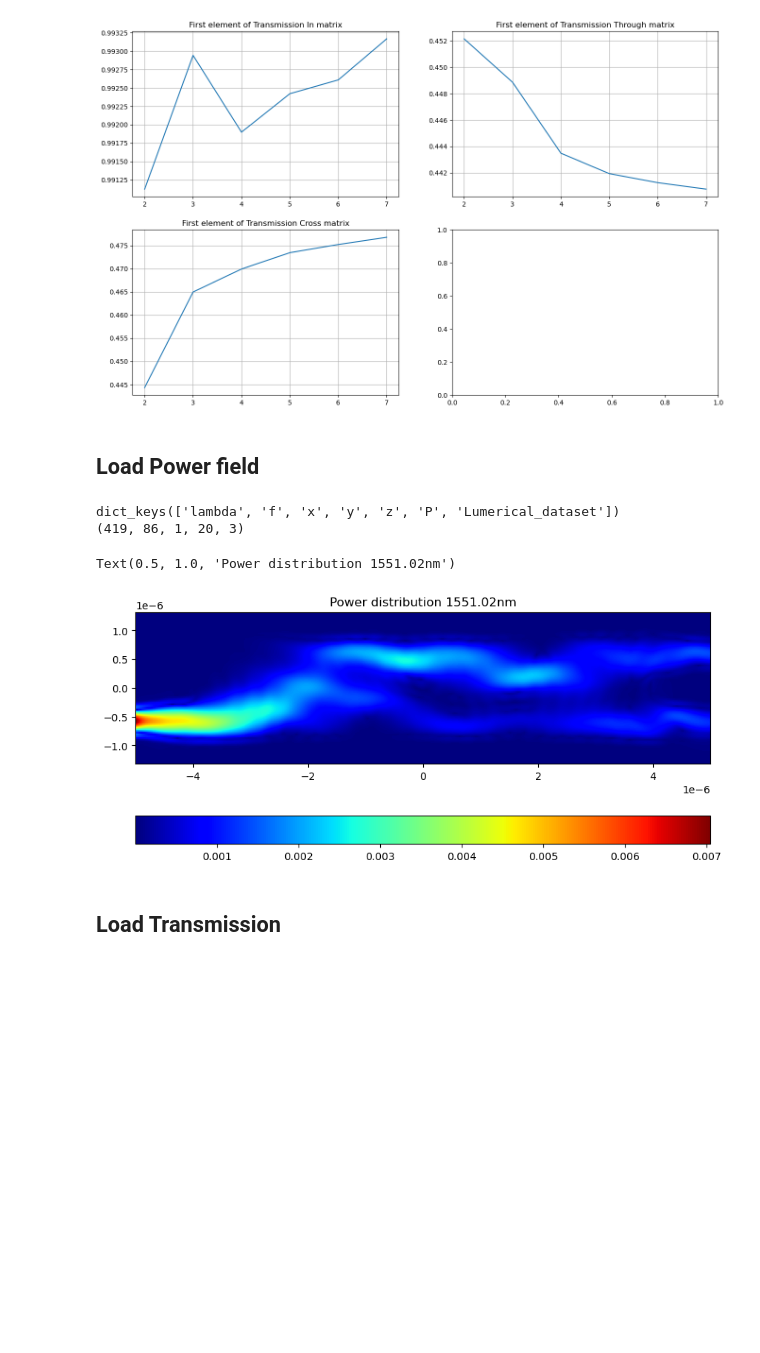
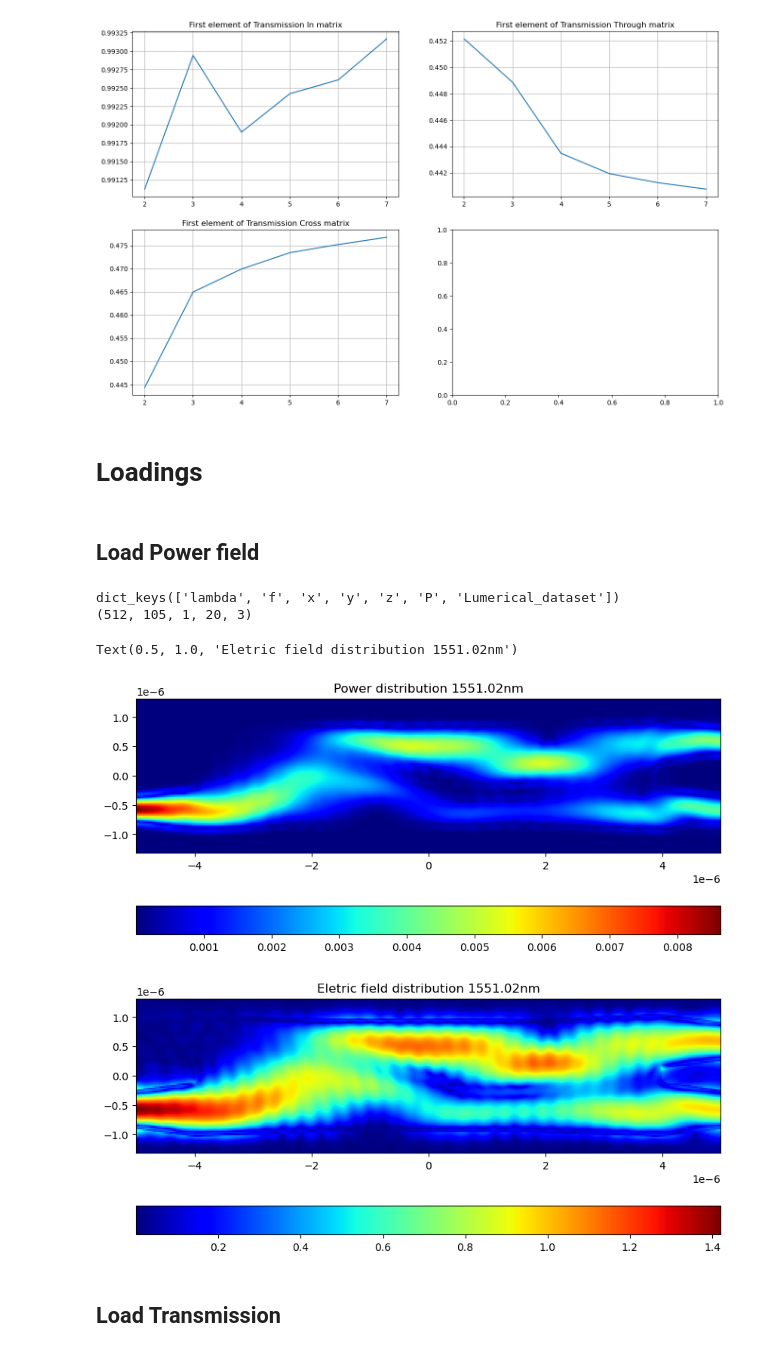
Before and after one commit to CaioRodrigues200/Photonics-training, a Jupyter notebook: Projects/Optical_Hybrid/SimulationFiles/MMIHybridAssembly.ipynb, the cells around one changed output. Cells and saved outputs as stored; diff of their text form; code cells hidden in the pictures; blank space fills up the shorter version.

```diff
--- a/Projects/Optical_Hybrid/SimulationFiles/MMIHybridAssembly.ipynb
+++ b/Projects/Optical_Hybrid/SimulationFiles/MMIHybridAssembly.ipynb
@@ -319,34 +321,57 @@ dict_keys(['lambda', 'f', 'Mesh accuracy', 'T', 'Lumerical_dataset'])
 dict_keys(['lambda', 'f', 'Mesh accuracy', 'T', 'Lumerical_dataset'])
 (1500, 6)
 [figure]
+# %% [markdown]
+# Loadings
 # %% [markdown]
 ## Load Power field
 # %%
 fIndex = 9  # Frequency index
 
+# Power
 P = hyb.getresult("monitor","P")
 PwrArray = np.array(P['P'])
 print(P.keys())
 print(np.shape(PwrArray))
 
 Px = PwrArray[:,:,0,fIndex,0]
 Py = PwrArray[:,:,0,fIndex,1]
 Pz = PwrArray[:,:,0,fIndex,2]
 
 PAbs = np.sqrt(np.multiply(Px,Px) + np.multiply(Py,Py) + np.multiply(Py,Py))
 Ax = ([ float(P['x'][0]) , float(P['x'][-1]) ])
 Ay = ([ float(P['y'][0]) , float(P['y'][-1]) ])
 
 # Plotting the color graph
 plt.figure(figsize=(10,6))
 ax = plt.imshow(np.abs(np.transpose(PAbs)),cmap ='jet', extent=[Ax[0],Ax[1],Ay[0],Ay[1]])
 plt.colorbar(orientation='horizontal')
 plt.title('Power distribution {:.2f}nm'.format(1e9*float(P['lambda'][fIndex])))
+
+
+# Eletric field
+E = hyb.getresult("monitor","E")
+PwrArray = np.array(E['E'])
+
+Ex = PwrArray[:,:,0,fIndex,0]
+Ey = PwrArray[:,:,0,fIndex,1]
+Ez = PwrArray[:,:,0,fIndex,2]
+
+EAbs = np.sqrt(np.multiply(Ex,Ex) + np.multiply(Ey,Ey) + np.multiply(Ey,Ey))
+Ax = ([ float(E['x'][0]) , float(E['x'][-1]) ])
+Ay = ([ float(E['y'][0]) , float(E['y'][-1]) ])
+
+# Plotting the color graph
+plt.figure(figsize=(10,6))
+ax = plt.imshow(np.abs(np.transpose(EAbs)),cmap ='jet', extent=[Ax[0],Ax[1],Ay[0],Ay[1]])
+plt.colorbar(orientation='horizontal')
+plt.title('Eletric field distribution {:.2f}nm'.format(1e9*float(P['lambda'][fIndex])))
 # %% [output]
 dict_keys(['lambda', 'f', 'x', 'y', 'z', 'P', 'Lumerical_dataset'])
-(419, 86, 1, 20, 3)
+(512, 105, 1, 20, 3)
-Text(0.5, 1.0, 'Power distribution 1551.02nm')
+Text(0.5, 1.0, 'Eletric field distribution 1551.02nm')
-[figure, old version]
+[figure, new version]
+[figure, added]
 # %% [markdown]
 ## Load Transmission
 # %%
```
Also changed, not shown: parts of 3 cells of this notebook, 2 other files.
